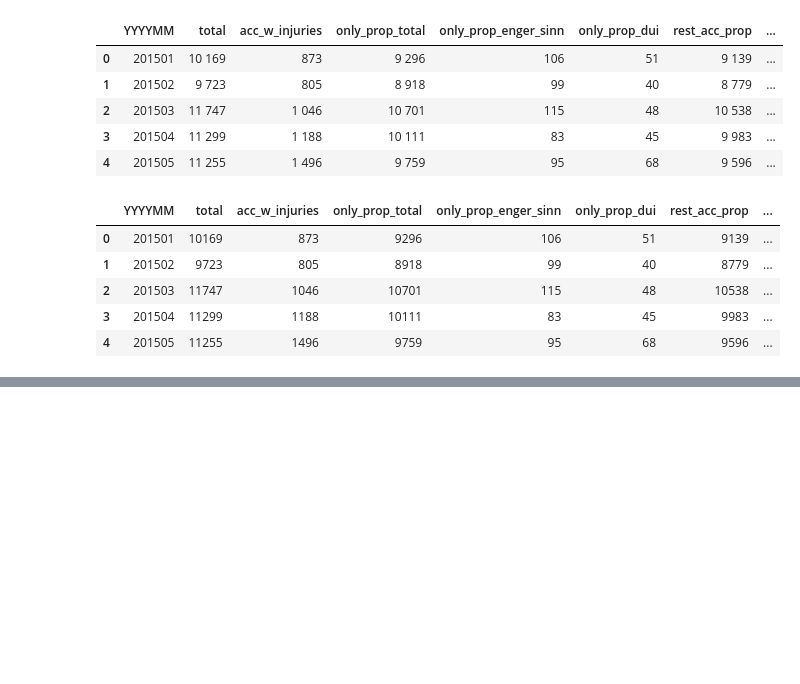
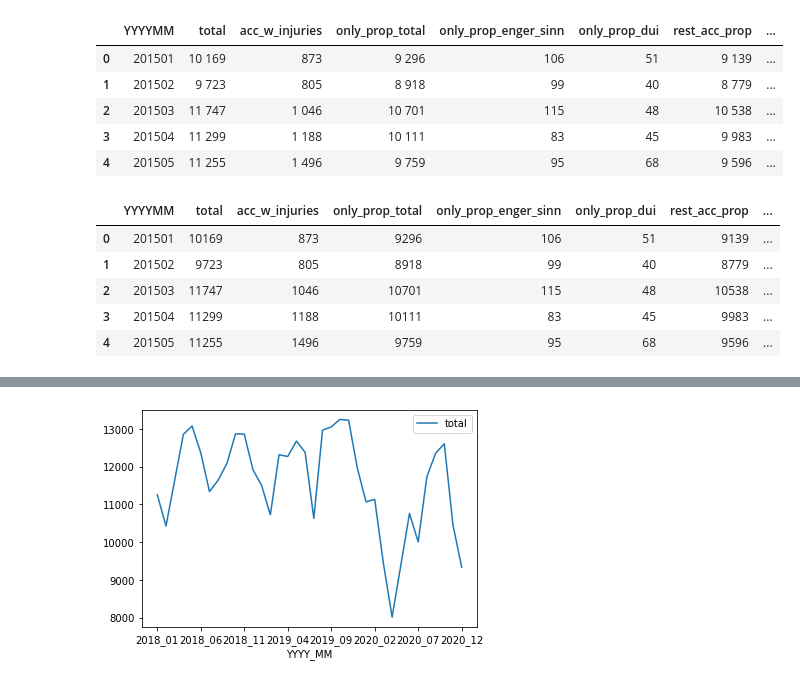
Before and after one commit to SEberwein/Berlin_traffic_accidents_2018-2020, a Jupyter notebook: extract_xlsx_data.ipynb, the cells around one changed output, grey strips where cells are left out. Drawn from its saved outputs; the diff is of its cells as text; code cells hidden in the pictures; blank space fills up the shorter version.

```diff
--- a/extract_xlsx_data.ipynb
+++ b/extract_xlsx_data.ipynb
@@ -460,0 +475,9 @@ all_acc_df.head(5)
+# %%
+# 2018-2020
+total_per_month = all_acc_df[["YYYYMM", "total"]][(all_acc_df.YYYYMM > 201712) & (all_acc_df.YYYYMM < 202101)]
+total_per_month["YYYY_MM"] = list(map(lambda x: str(x)[:4]+"_"+str(x)[4:], total_per_month.YYYYMM))
+total_per_month = total_per_month[["YYYY_MM", "total"]]
+total_per_month.plot(x="YYYY_MM")
+total_per_month.to_csv("./data/total_acc_by_month_csv_2018-20.csv", index=False)
+# %% [output]
+[figure, added]
```
Also changed, not shown: parts of 44 cells of this notebook, 4 other files.
